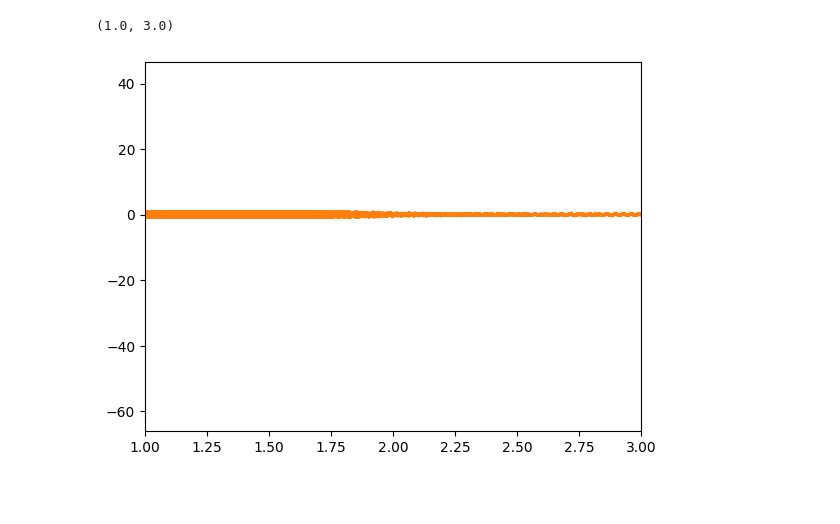
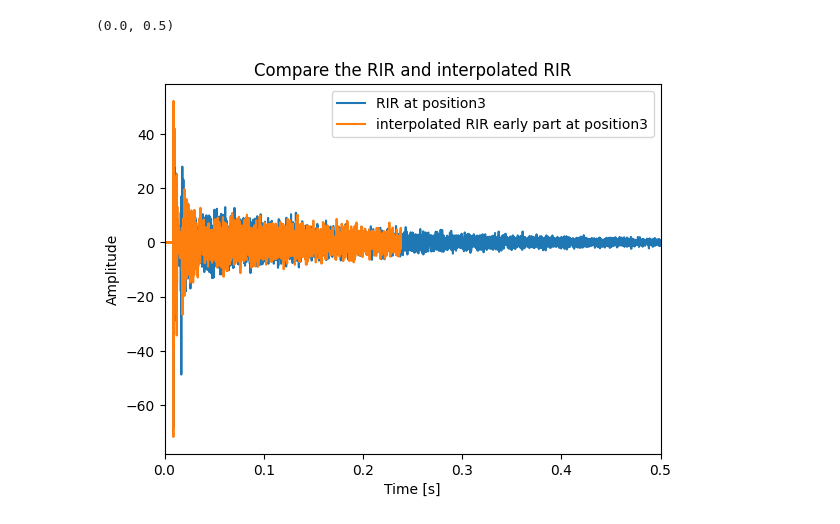
Before and after one commit to yewentai/Dynamic-Auralization-and-RIR-Interpolation-with-Fast-DTW-and-Kernel-Ridge-Regression, a Jupyter notebook: analyze_result.ipynb, the cells around one changed output. Saved outputs shown, nothing was run; the diff lists cells and outputs as text; code cells hidden in the pictures; blank space fills up the shorter version.

```diff
--- a/analyze_result.ipynb
+++ b/analyze_result.ipynb
@@ -1,17 +23,21 @@
 # %%
 import soundfile as sf
 import numpy as np
 import matplotlib.pyplot as plt
-y1,sr1 = sf.read('data\RIRs\s1_p01_m1.wav')
-y2,sr2 = sf.read('data\RIRs\s1_p01i_m1.wav')
-y3,sr3 = sf.read('data\RIRs\s1_p01r_m1.wav')
+y1,sr1 = sf.read('data\RIRs\s2_p03_m1.wav')
+y2,sr2 = sf.read('data\RIRs\s2_p03t_m1.wav')
+y3,sr3 = sf.read('data\RIRs\s2_p01t_m1.wav')
 time1 = np.arange(0, len(y1)) / sr1
 time2 = np.arange(0, len(y2)) / sr2
 time3 = np.arange(0, len(y3)) / sr3
 plt.plot(time1, y1)
-# plt.plot(time2, y2)
-plt.plot(time3, y3)
-plt.xlim(1, 3)
+plt.plot(time2, y2)
+plt.xlabel('Time [s]')
+plt.ylabel('Amplitude')
+plt.legend(['RIR at position3', 'interpolated RIR early part at position3'])
+plt.title('Compare the RIR and interpolated RIR')
+# plt.plot(time3, y3)
+plt.xlim(0, 0.5)
 # %% [output]
-(1.0, 3.0)
+(0.0, 0.5)
-[figure, old version]
+[figure, new version]
```
Also changed, not shown: parts of 1 cell of this notebook, 6 other files.
